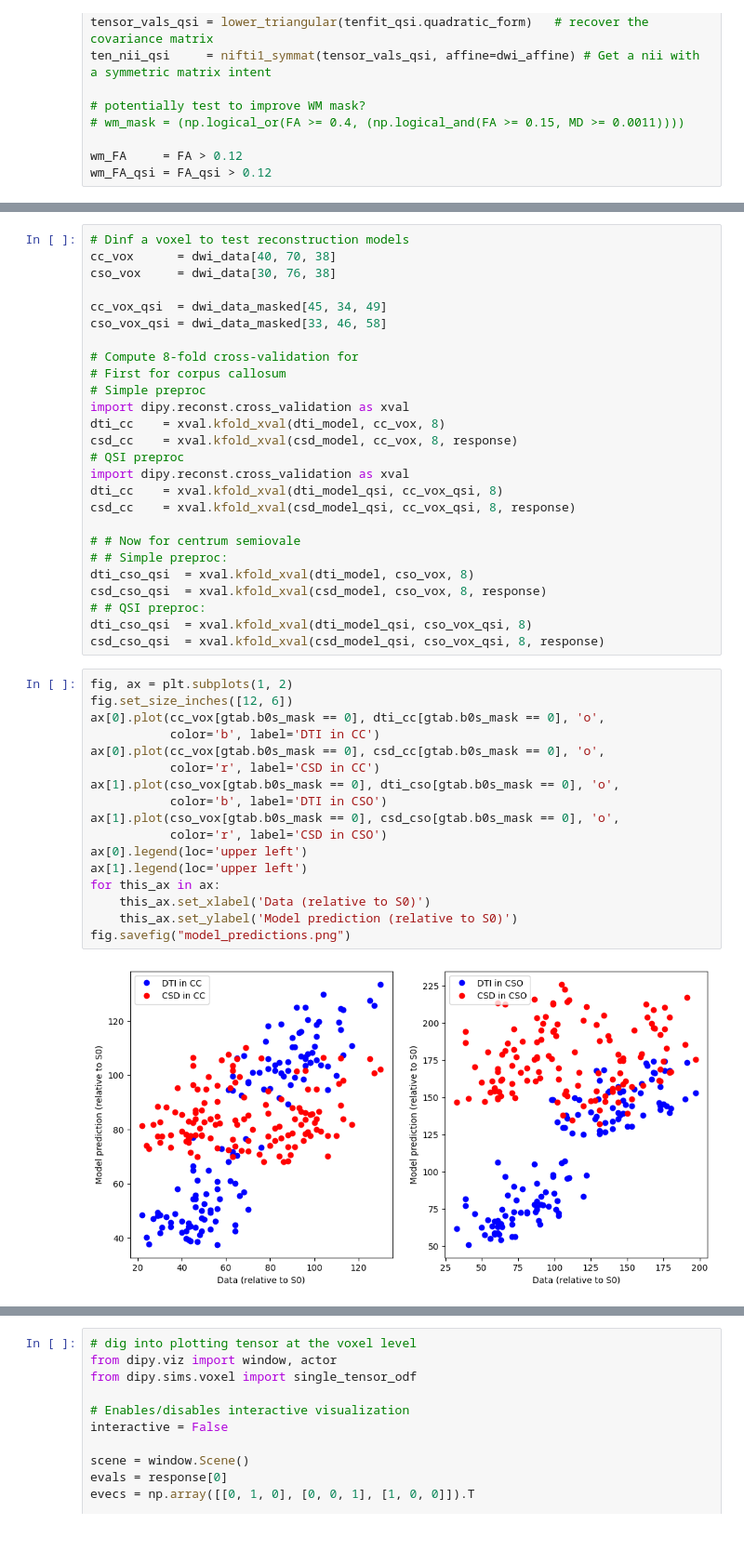
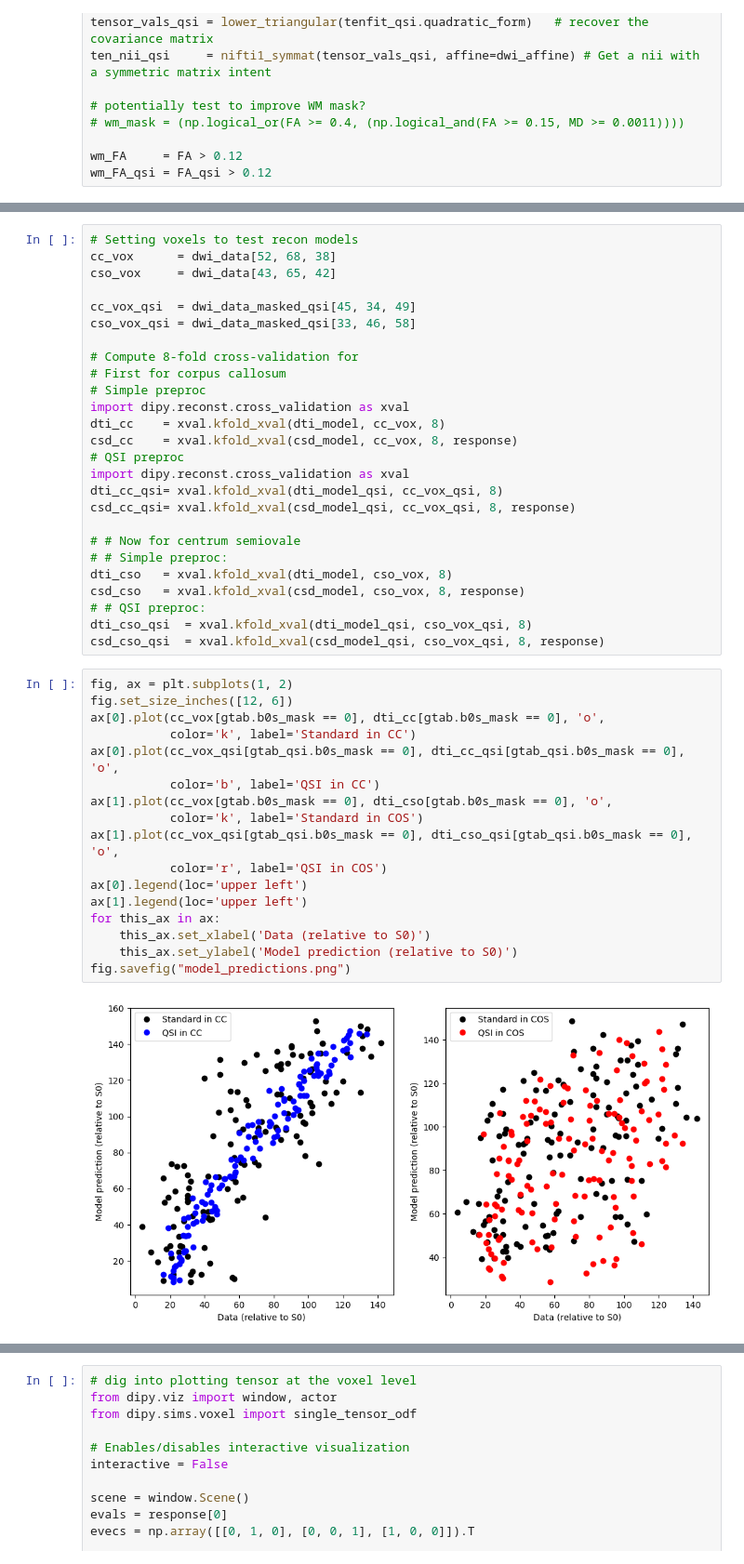
Before and after one commit to NeuroHackademy2024/diffusion-mri, a Jupyter notebook: code/004_recon_test_model_comp.ipynb, the cells around one changed output, grey strips where cells are left out. Shown at 93% size. Drawn from its saved outputs; the diff is of its cells as text; blank space fills up the shorter version.

Commit message:
Wrapping up model compare metrics

```diff
--- a/code/004_recon_test_model_comp.ipynb
+++ b/code/004_recon_test_model_comp.ipynb
@@ -341,10 +338,10 @@ Text(0.5, 1.0, 'CSO voxel (?)')
 # %%
-# Dinf a voxel to test reconstruction models
-cc_vox      = dwi_data[40, 70, 38]
-cso_vox     = dwi_data[30, 76, 38]
+# Setting voxels to test recon models
+cc_vox      = dwi_data[52, 68, 38]
+cso_vox     = dwi_data[43, 65, 42]
 
-cc_vox_qsi  = dwi_data_masked[45, 34, 49]
-cso_vox_qsi = dwi_data_masked[33, 46, 58]
+cc_vox_qsi  = dwi_data_masked_qsi[45, 34, 49]
+cso_vox_qsi = dwi_data_masked_qsi[33, 46, 58]
 
 # Compute 8-fold cross-validation for
 # First for corpus callosum
@@ -354,35 +351,35 @@ dti_cc    = xval.kfold_xval(dti_model, cc_vox, 8)
 csd_cc    = xval.kfold_xval(csd_model, cc_vox, 8, response)
 # QSI preproc
 import dipy.reconst.cross_validation as xval
-dti_cc    = xval.kfold_xval(dti_model_qsi, cc_vox_qsi, 8)
-csd_cc    = xval.kfold_xval(csd_model_qsi, cc_vox_qsi, 8, response)
+dti_cc_qsi= xval.kfold_xval(dti_model_qsi, cc_vox_qsi, 8)
+csd_cc_qsi= xval.kfold_xval(csd_model_qsi, cc_vox_qsi, 8, response)
 
 # # Now for centrum semiovale
 # # Simple preproc:
-dti_cso_qsi  = xval.kfold_xval(dti_model, cso_vox, 8)
-csd_cso_qsi  = xval.kfold_xval(csd_model, cso_vox, 8, response)
+dti_cso   = xval.kfold_xval(dti_model, cso_vox, 8)
+csd_cso   = xval.kfold_xval(csd_model, cso_vox, 8, response)
 # # QSI preproc:
 dti_cso_qsi  = xval.kfold_xval(dti_model_qsi, cso_vox_qsi, 8)
 csd_cso_qsi  = xval.kfold_xval(csd_model_qsi, cso_vox_qsi, 8, response)
 # %%
 fig, ax = plt.subplots(1, 2)
 fig.set_size_inches([12, 6])
 ax[0].plot(cc_vox[gtab.b0s_mask == 0], dti_cc[gtab.b0s_mask == 0], 'o',
-           color='b', label='DTI in CC')
-ax[0].plot(cc_vox[gtab.b0s_mask == 0], csd_cc[gtab.b0s_mask == 0], 'o',
-           color='r', label='CSD in CC')
-ax[1].plot(cso_vox[gtab.b0s_mask == 0], dti_cso[gtab.b0s_mask == 0], 'o',
-           color='b', label='DTI in CSO')
-ax[1].plot(cso_vox[gtab.b0s_mask == 0], csd_cso[gtab.b0s_mask == 0], 'o',
-           color='r', label='CSD in CSO')
+           color='k', label='Standard in CC')
+ax[0].plot(cc_vox_qsi[gtab_qsi.b0s_mask == 0], dti_cc_qsi[gtab_qsi.b0s_mask == 0], 'o',
+           color='b', label='QSI in CC')
+ax[1].plot(cc_vox[gtab.b0s_mask == 0], dti_cso[gtab.b0s_mask == 0], 'o',
+           color='k', label='Standard in COS')
+ax[1].plot(cc_vox_qsi[gtab_qsi.b0s_mask == 0], dti_cso_qsi[gtab_qsi.b0s_mask == 0], 'o',
+           color='r', label='QSI in COS')
 ax[0].legend(loc='upper left')
 ax[1].legend(loc='upper left')
 for this_ax in ax:
     this_ax.set_xlabel('Data (relative to S0)')
     this_ax.set_ylabel('Model prediction (relative to S0)')
 fig.savefig("model_predictions.png")
 # %% [output]
-[figure, old version]
+[figure, new version]
 # %%
 fig, ax = plt.subplots(1, 2)
 fig.set_size_inches([12, 6])
```
Also changed, not shown: parts of 10 cells of this notebook.
